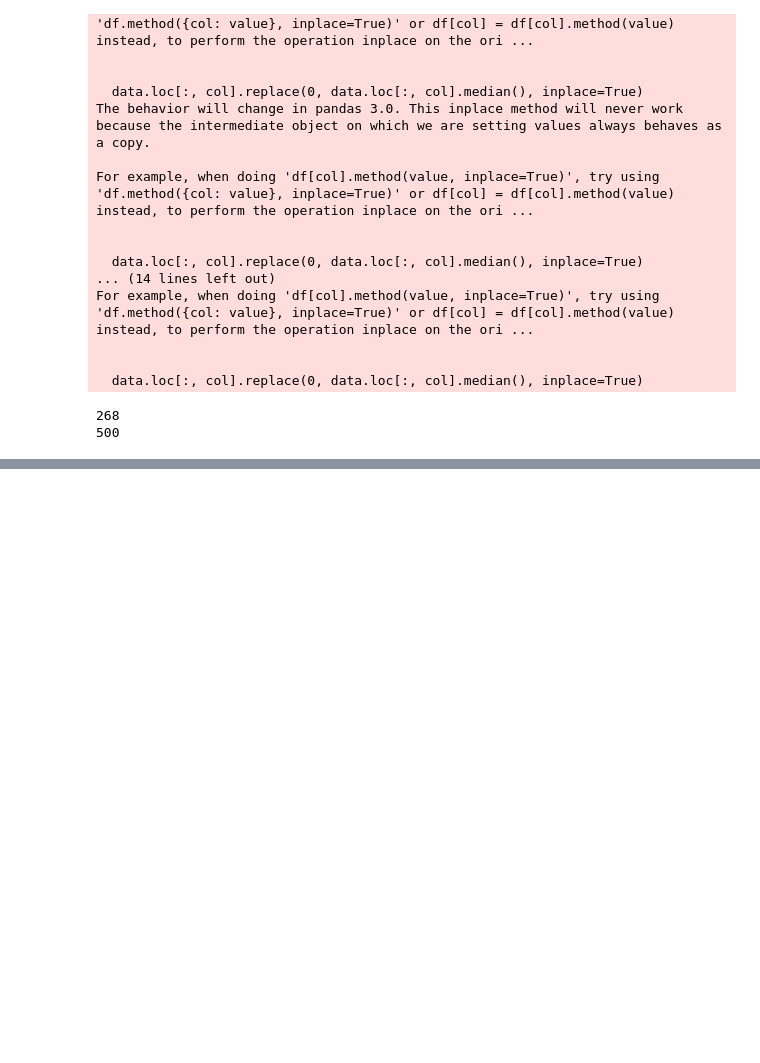
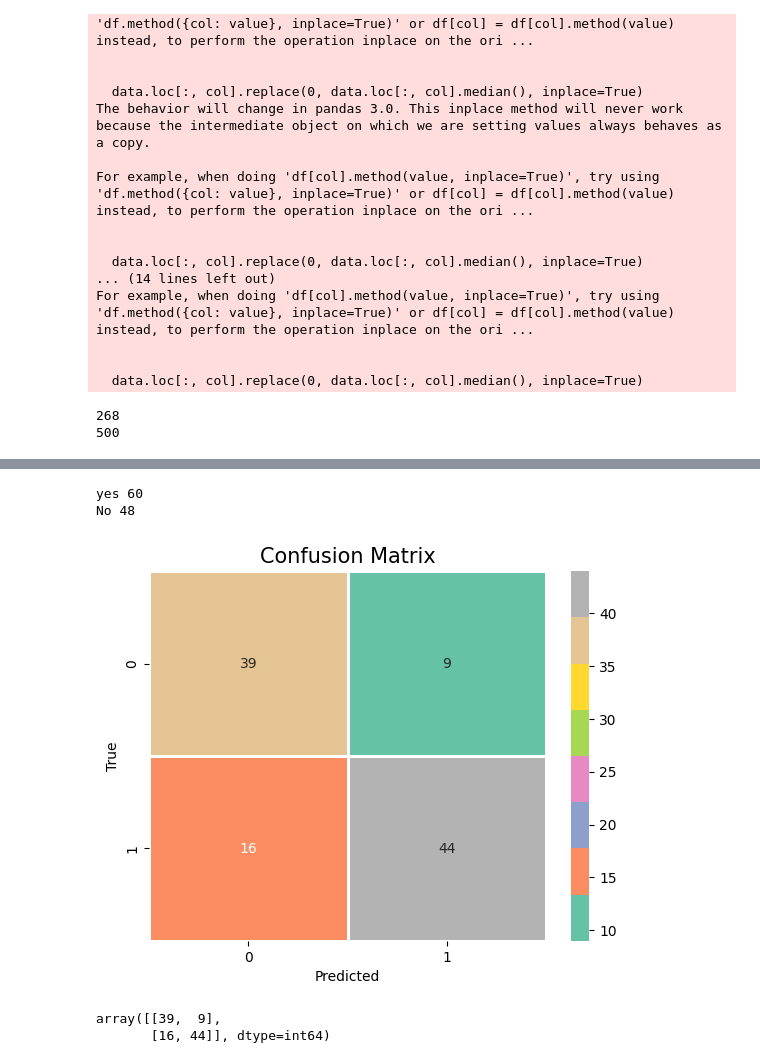
Before and after one commit to Arjun-Regmi-Chhetri/AI_Artificial-Intelligence, a Jupyter notebook: 04. machine learning/04. SVM/diabetesprediction.ipynb, the cells around one changed output, grey strips where cells are left out. Cells and saved outputs as stored; diff of their text form; code cells hidden in the pictures; blank space fills up the shorter version.

```diff
--- a/04. machine learning/04. SVM/diabetesprediction.ipynb
+++ b/04. machine learning/04. SVM/diabetesprediction.ipynb
@@ -296,0 +305,24 @@ array([0])
+# %%
+cm = confusion_matrix(y_test, y_predict)
+class_label = [0,1]
+
+print("yes",len(y_test[y_test['Outcome']== True]))
+print("No", len(y_test[y_test['Outcome']==False]))
+
+df_cm = pd.DataFrame(cm, index=class_label, columns=class_label)
+
+sns.heatmap(df_cm, annot=True, cmap='Set2', linewidths=2, fmt='d')
+plt.title("Confusion Matrix", fontsize = 15)
+plt.xlabel("Predicted")
+plt.ylabel("True")
+plt.show()
+# %% [output]
+yes 60
+No 48
+[figure, added]
+# %%
+cm = confusion_matrix(y_test, y_predict)
+cm
+# %% [output]
+array([[39,  9],
+       [16, 44]], dtype=int64)
```
Also changed, not shown: parts of 17 cells of this notebook, 15 other files.
